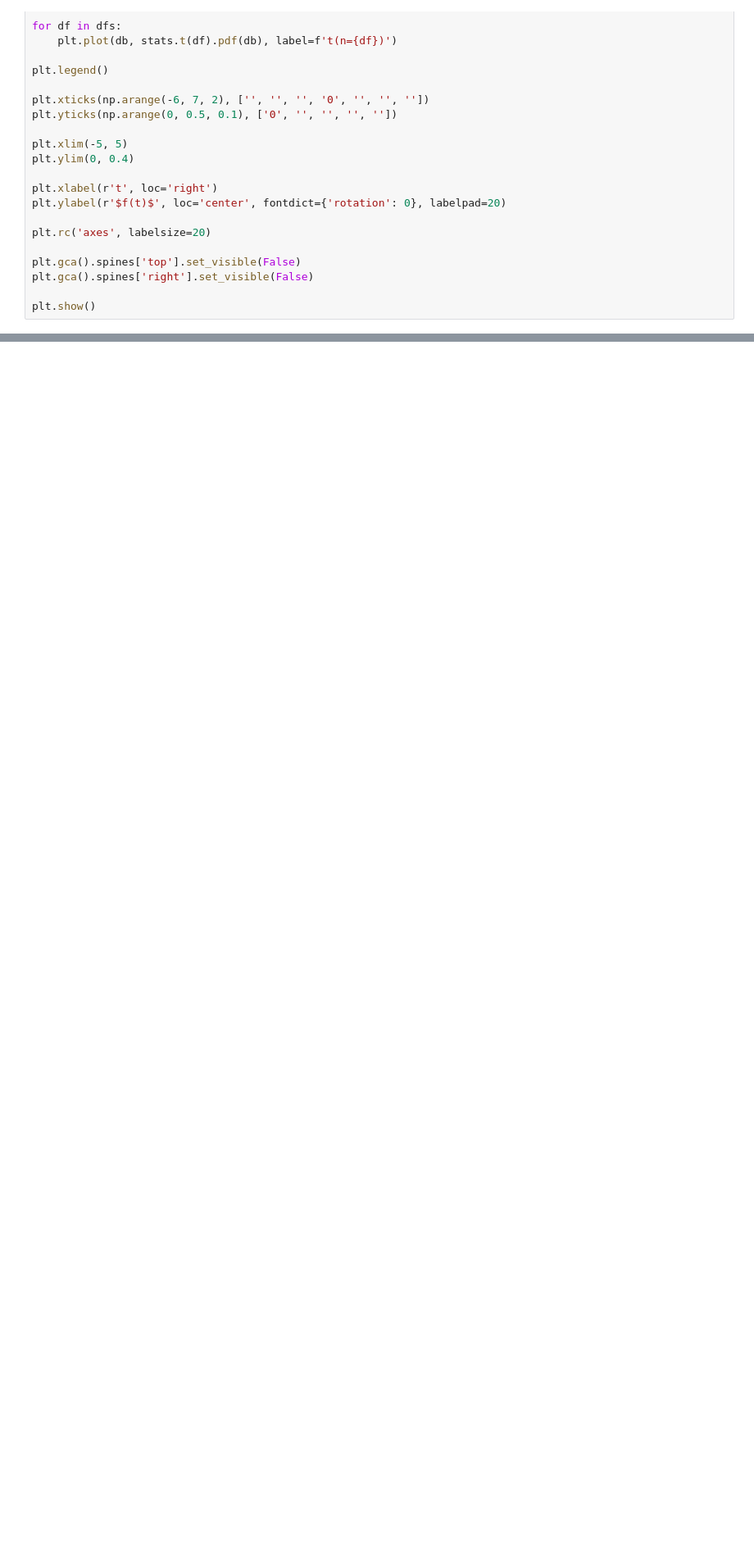
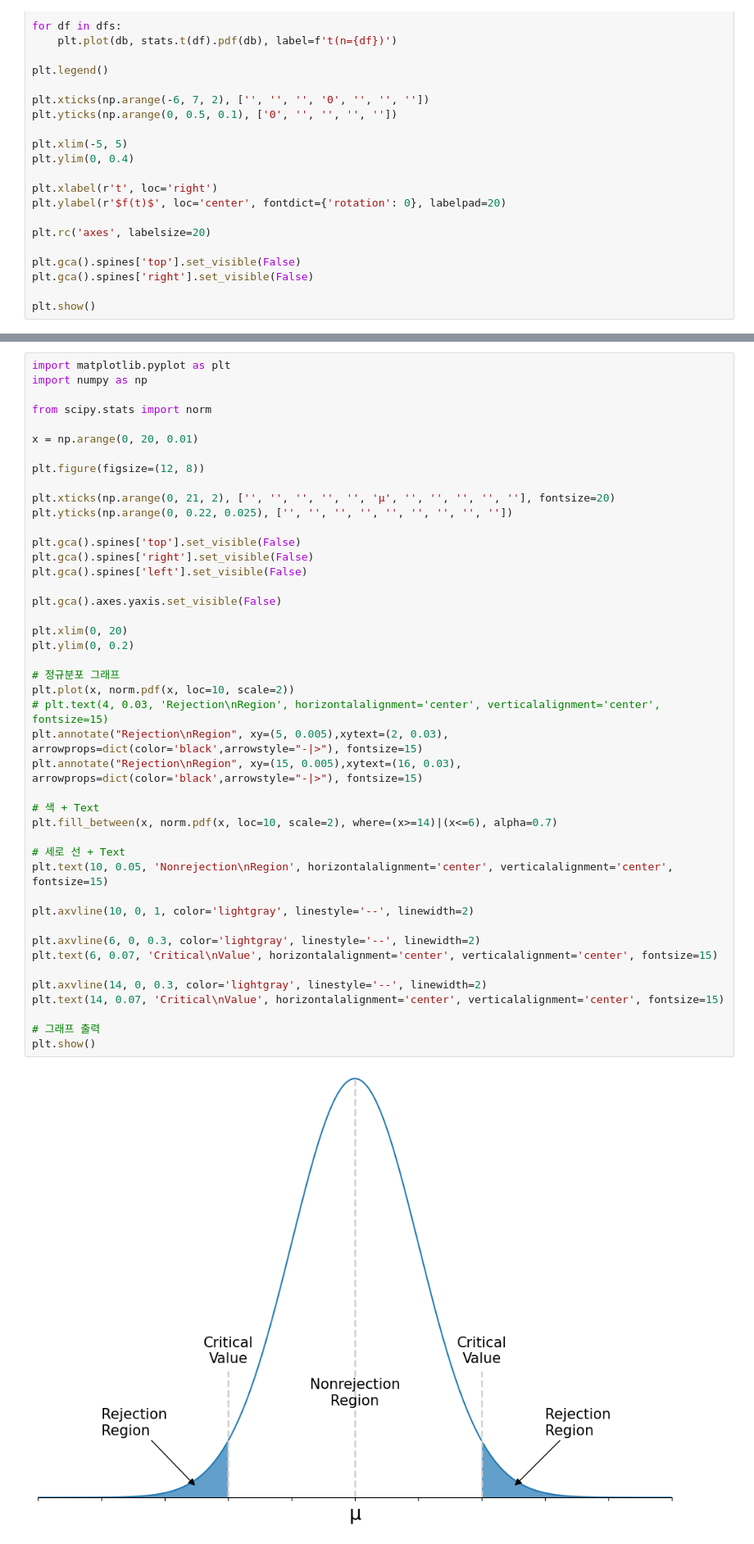
Before and after one commit to lunamundus/python-sas-study, a Jupyter notebook: static_graph.ipynb, the cells around one changed output, grey strips where cells are left out. Shown: that part at 82% size. Drawn from its saved outputs; the diff is of its cells as text; blank space fills up the shorter version.

Commit message:
study: 231021 Draw two graph about p-value

```diff
--- a/static_graph.ipynb
+++ b/static_graph.ipynb
@@ -501,0 +483,46 @@ plt.show()
+# %%
+import matplotlib.pyplot as plt
+import numpy as np
+
+from scipy.stats import norm
+
+x = np.arange(0, 20, 0.01)
+
+plt.figure(figsize=(12, 8))
+
+plt.xticks(np.arange(0, 21, 2), ['', '', '', '', '', 'µ', '', '', '', '', ''], fontsize=20)
+plt.yticks(np.arange(0, 0.22, 0.025), ['', '', '', '', '', '', '', '', ''])
+
+plt.gca().spines['top'].set_visible(False)
+plt.gca().spines['right'].set_visible(False)
+plt.gca().spines['left'].set_visible(False)
+
+plt.gca().axes.yaxis.set_visible(False)
+
+plt.xlim(0, 20)
+plt.ylim(0, 0.2)
+
+# 정규분포 그래프
+plt.plot(x, norm.pdf(x, loc=10, scale=2))
+# plt.text(4, 0.03, 'Rejection\nRegion', horizontalalignment='center', verticalalignment='center', fontsize=15)
+plt.annotate("Rejection\nRegion", xy=(5, 0.005),xytext=(2, 0.03), arrowprops=dict(color='black',arrowstyle="-|>"), fontsize=15)
+plt.annotate("Rejection\nRegion", xy=(15, 0.005),xytext=(16, 0.03), arrowprops=dict(color='black',arrowstyle="-|>"), fontsize=15)
+
+# 색 + Text
+plt.fill_between(x, norm.pdf(x, loc=10, scale=2), where=(x>=14)|(x<=6), alpha=0.7)
+
+# 세로 선 + Text
+plt.text(10, 0.05, 'Nonrejection\nRegion', horizontalalignment='center', verticalalignment='center', fontsize=15)
+
+plt.axvline(10, 0, 1, color='lightgray', linestyle='--', linewidth=2)
+
+plt.axvline(6, 0, 0.3, color='lightgray', linestyle='--', linewidth=2)
+plt.text(6, 0.07, 'Critical\nValue', horizontalalignment='center', verticalalignment='center', fontsize=15)
+
+plt.axvline(14, 0, 0.3, color='lightgray', linestyle='--', linewidth=2)
+plt.text(14, 0.07, 'Critical\nValue', horizontalalignment='center', verticalalignment='center', fontsize=15)
+
+# 그래프 출력
+plt.show()
+# %% [output]
+[figure, added]
```
Also changed, not shown: parts of 4 cells of this notebook.
